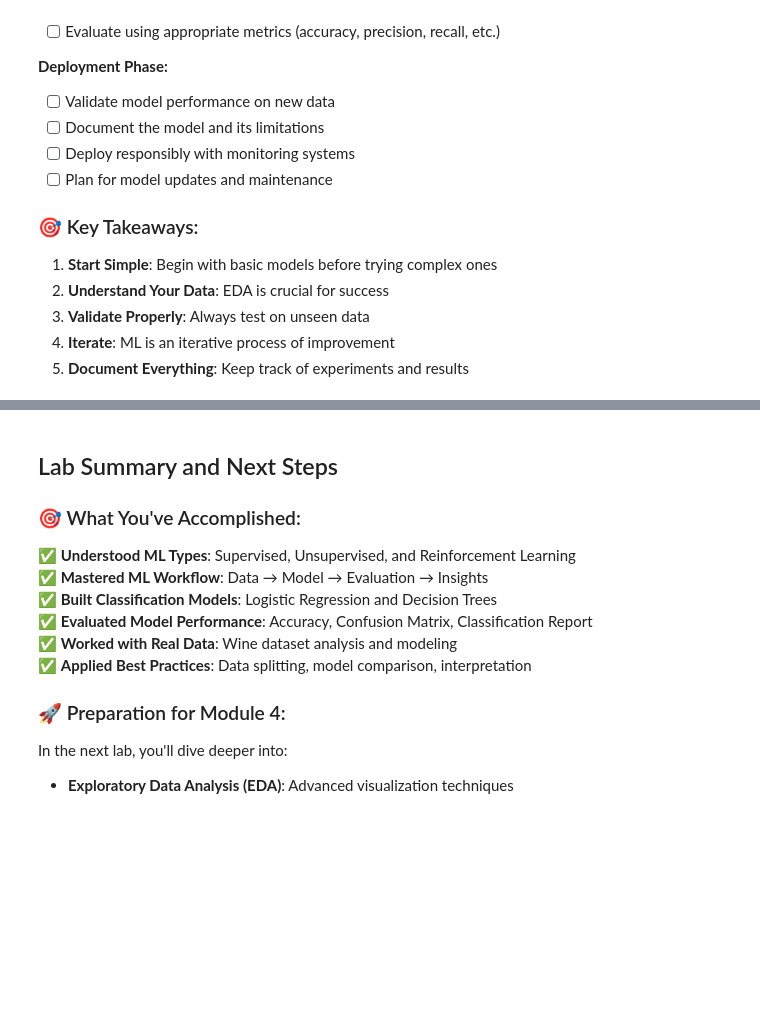
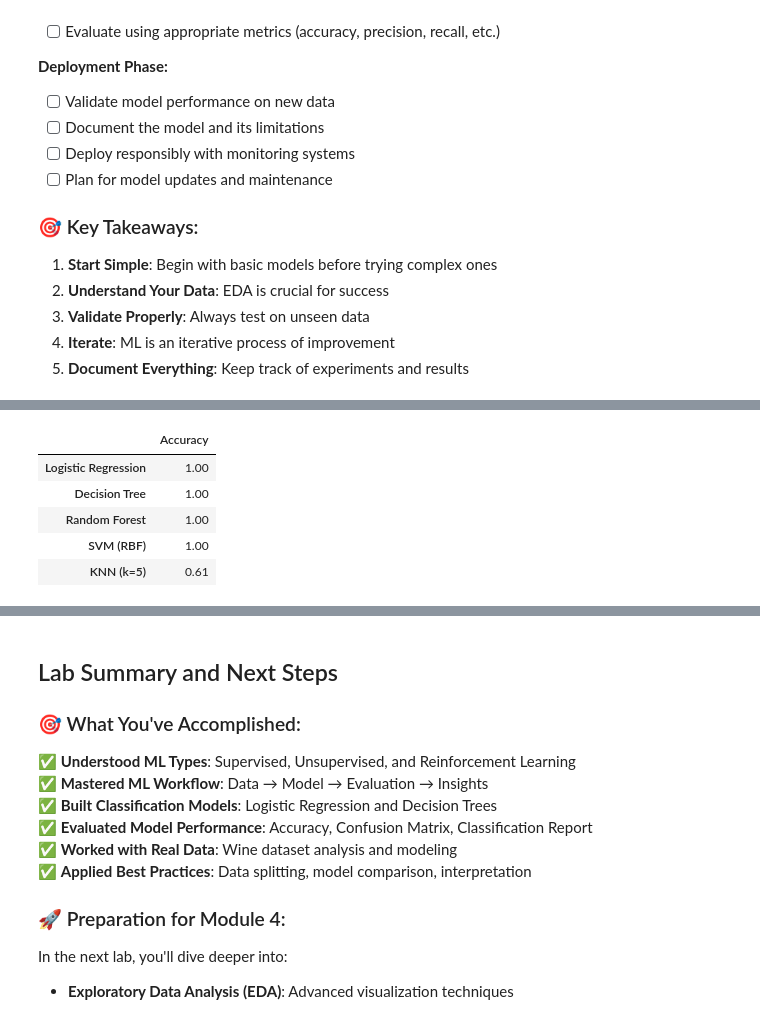
Before and after one commit to CeZa18/ITAI-1371-ML-Labs, a Jupyter notebook: Module_03_Lab_Exercise_1.ipynb, the cells around one changed output, grey strips where cells are left out. Saved outputs shown, nothing was run; the diff lists cells and outputs as text; code cells hidden in the pictures; blank space fills up the shorter version.

```diff
--- a/Module_03_Lab_Exercise_1.ipynb
+++ b/Module_03_Lab_Exercise_1.ipynb
@@ -749,0 +969,30 @@ Let's summarize the complete machine learning workflow we've learned:
+# %%
+# Train multiple models
+
+models = {
+    "Logistic Regression": LogisticRegression(max_iter=200),
+    "KNN (k=5)": KNeighborsClassifier(n_neighbors=5),
+    "Decision Tree": DecisionTreeClassifier(random_state=42),
+    "Random Forest": RandomForestClassifier(n_estimators=200, random_state=42),
+    "SVM (RBF)": SVC(kernel="rbf", probability=True)
+}
+
+results = {}
+
+for name, model in models.items():
+    model.fit(X_train_scaled, y_train)
+    preds = model.predict(X_test_scaled)
+
+    acc = accuracy_score(y_test, preds)
+    cm = confusion_matrix(y_test, preds)
+    cr = classification_report(y_test, preds)
+
+    results[name] = acc
+
+    print("="*60)
+    print(f"MODEL: {name}")
+    print(f"Accuracy: {acc:.4f}")
+    print("Confusion Matrix:")
+    print(cm)
+    print("\nClassification Report:")
+    print(cr)
@@ -749,0 +1017,12 @@ Let's summarize the complete machine learning workflow we've learned:
+# %%
+# Compare Model Performance
+
+comparison_df = pd.DataFrame.from_dict(results, orient="index", columns=["Accuracy"])
+comparison_df.sort_values("Accuracy", ascending=False)
+# %% [output]
+|  | Accuracy |
+| Logistic Regression | 1.00 |
+| Decision Tree | 1.00 |
+| Random Forest | 1.00 |
+| SVM (RBF) | 1.00 |
+| KNN (k=5) | 0.61 |
```
Also changed, not shown: parts of 9 cells of this notebook.
